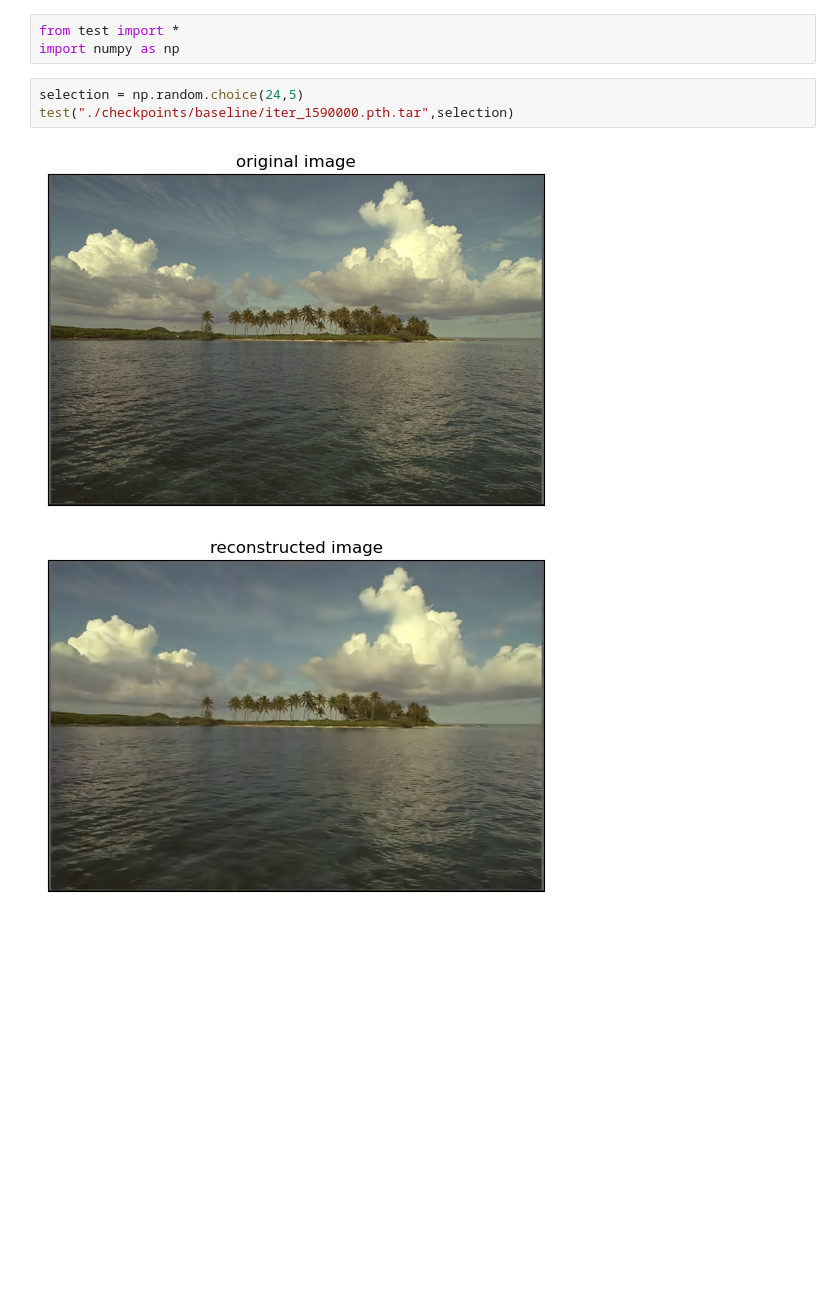
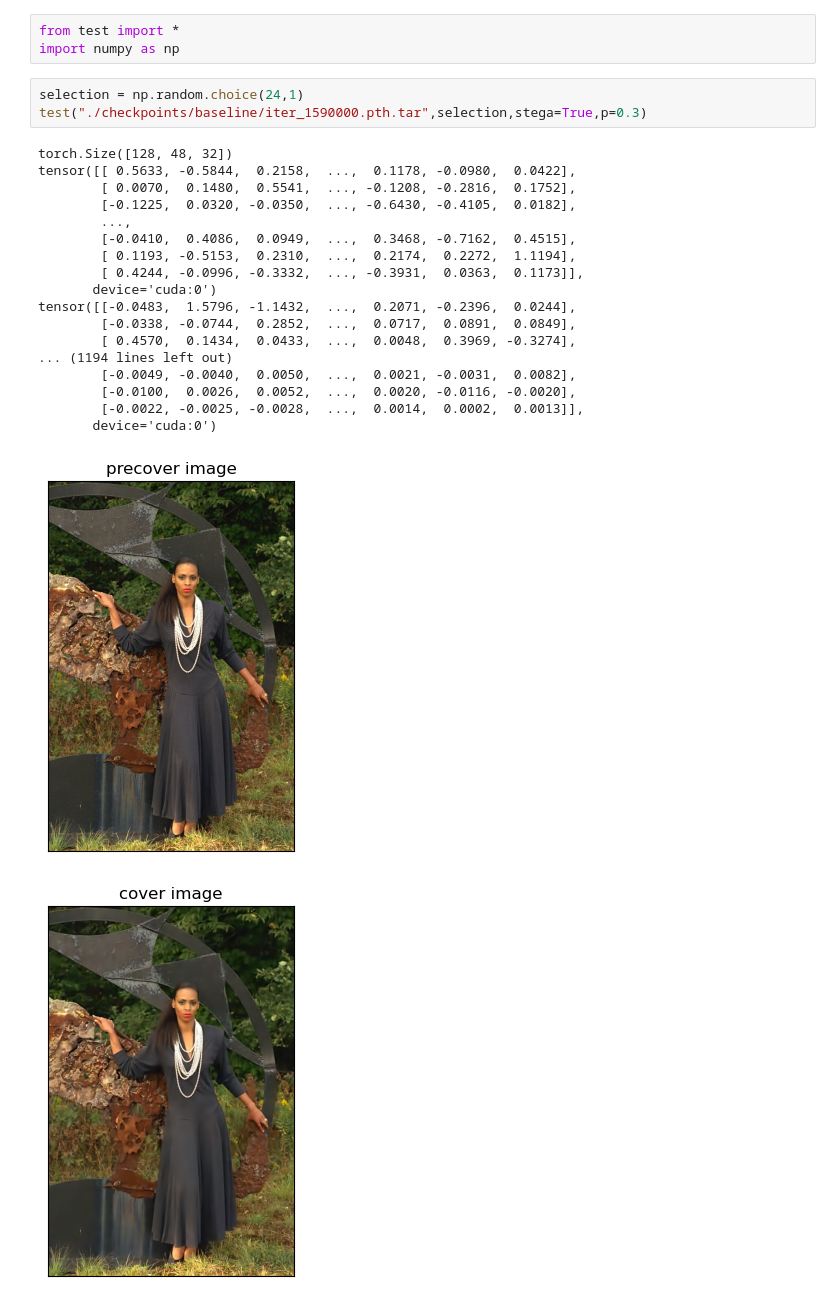
Before and after one commit to LucasSLD/steganography, a Jupyter notebook: demo.ipynb, the cells around one changed output. Cells and saved outputs as stored; diff of their text form; blank space fills up the shorter version.

Commit message:
feat: added steganography part in test function

```diff
--- a/demo.ipynb
+++ b/demo.ipynb
@@ -5,8 +5,25 @@
 from test import *
 import numpy as np
 # %%
-selection = np.random.choice(24,5)
-test("./checkpoints/baseline/iter_1590000.pth.tar",selection)
+selection = np.random.choice(24,1)
+test("./checkpoints/baseline/iter_1590000.pth.tar",selection,stega=True,p=0.3)
 # %% [output]
+torch.Size([128, 48, 32])
+tensor([[ 0.5633, -0.5844,  0.2158,  ...,  0.1178, -0.0980,  0.0422],
+        [ 0.0070,  0.1480,  0.5541,  ..., -0.1208, -0.2816,  0.1752],
+        [-0.1225,  0.0320, -0.0350,  ..., -0.6430, -0.4105,  0.0182],
+        ...,
+        [-0.0410,  0.4086,  0.0949,  ...,  0.3468, -0.7162,  0.4515],
+        [ 0.1193, -0.5153,  0.2310,  ...,  0.2174,  0.2272,  1.1194],
+        [ 0.4244, -0.0996, -0.3332,  ..., -0.3931,  0.0363,  0.1173]],
+       device='cuda:0')
+tensor([[-0.0483,  1.5796, -1.1432,  ...,  0.2071, -0.2396,  0.0244],
+        [-0.0338, -0.0744,  0.2852,  ...,  0.0717,  0.0891,  0.0849],
+        [ 0.4570,  0.1434,  0.0433,  ...,  0.0048,  0.3969, -0.3274],
+... (1194 lines left out)
+        [-0.0049, -0.0040,  0.0050,  ...,  0.0021, -0.0031,  0.0082],
+        [-0.0100,  0.0026,  0.0052,  ...,  0.0020, -0.0116, -0.0020],
+        [-0.0022, -0.0025, -0.0028,  ...,  0.0014,  0.0002,  0.0013]],
+       device='cuda:0')
-[figure, old version]
+[figure, new version]
-[figure, old version]
+[figure, new version]
```
Also changed, not shown: parts of 3 cells of this notebook, 1 other file.
